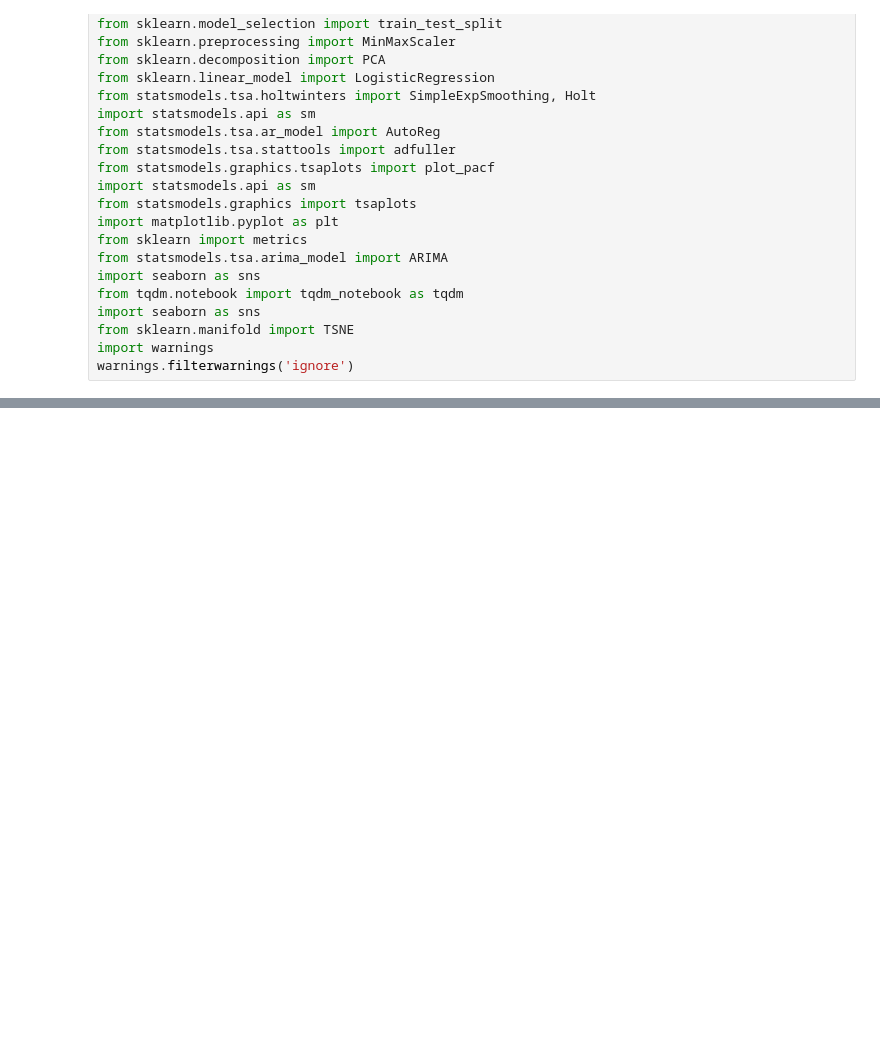
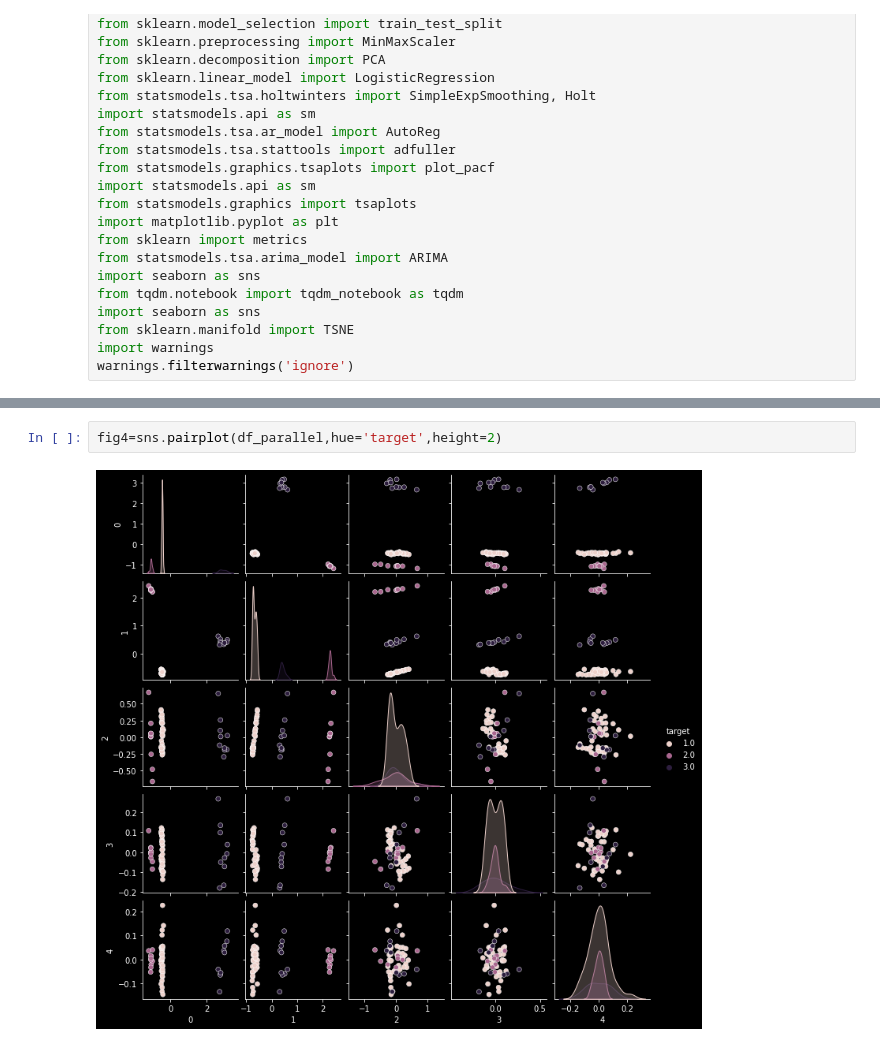
Before and after one commit to fefilizzola/HIML_TrabalhoFinal, a Jupyter notebook: trabalho_final_revGFS.ipynb, the cells around one changed output, grey strips where cells are left out. Saved outputs shown, nothing was run; the diff lists cells and outputs as text; blank space fills up the shorter version.

```diff
--- a/trabalho_final_revGFS.ipynb
+++ b/trabalho_final_revGFS.ipynb
@@ -223 +117,5 @@ sns.boxplot(data = df_melted[df_melted['variable']<=10],x='variable',y='value',h
+# %%
+fig4=sns.pairplot(df_parallel,hue='target',height=2)
+# %% [output]
+[figure, added]
 # %%
```
Also changed, not shown: parts of 11 cells of this notebook.
